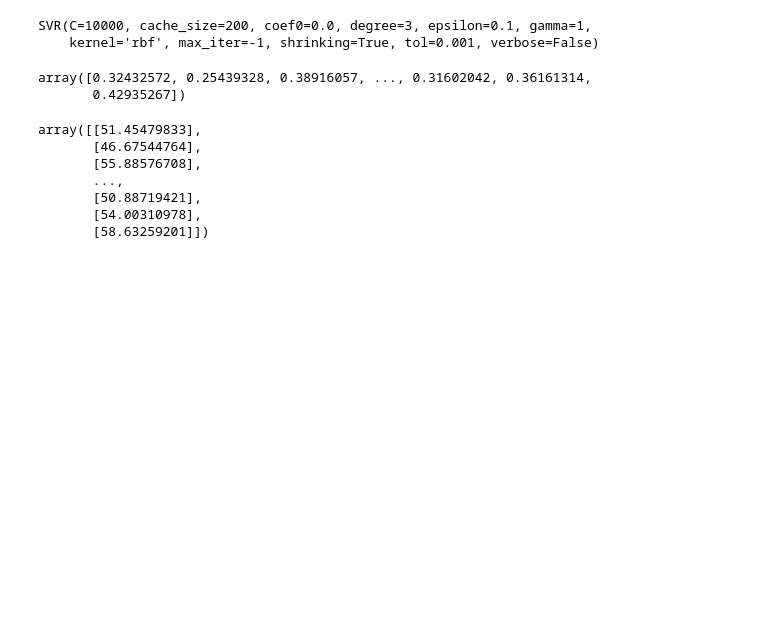
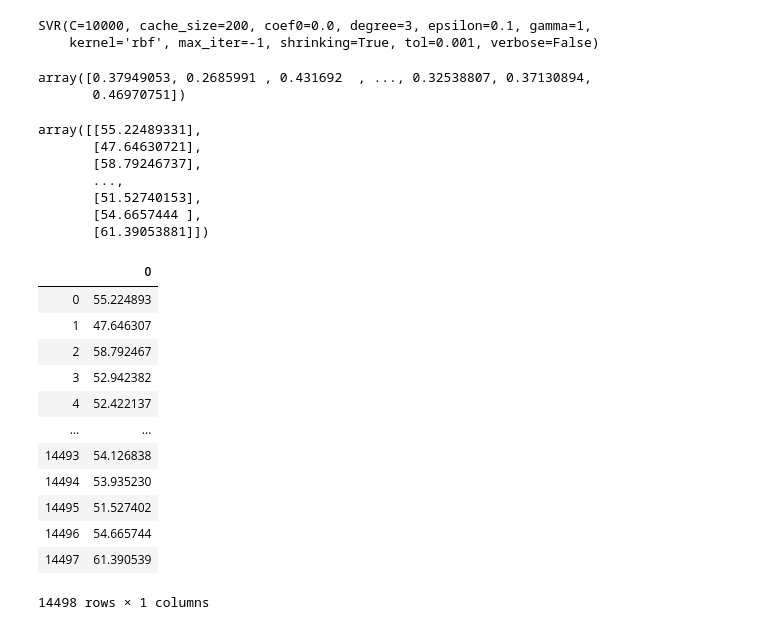
Before and after one commit to kaushik1580/Covid19_Infect_Prob, a Jupyter notebook: Part2.ipynb, the cells around one changed output. Cells and saved outputs as stored; diff of their text form; code cells hidden in the pictures; blank space fills up the shorter version.

```diff
--- a/Part2.ipynb
+++ b/Part2.ipynb
@@ -73,7 +73,7 @@ array([[ 441.      ,  151.      ,  416.      , ...,  177.      ,
        [1472.627904,  606.892864, 1395.793984, ...,  676.787008,
         1204.138048,  686.622784]])
 # %%
-n_steps = 3
+n_steps = 4
 # %%
 X, Y = split_sequences(dt2, n_steps)
 # %%
@@ -121,7 +118,7 @@ model.fit(X, Y, epochs=400, verbose=0)
 # %% [output]
 <keras.callbacks.callbacks.History at 0x...>
 # %%
-series=dt2[4:7,:]
+series=dt2[3:7,:]
 # %%
 series
 # %% [output]
@@ -318,7 +338,7 @@ ds1.head()
 # %%
 for i in range(len(temp)):
     print(i)
-    ds1['Diuresis'][i]=temp[i][0]
+    ds['Diuresis'][i]=temp[i][0]
 # %% [output]
 0
 A value is trying to be set on a copy of a slice from a DataFrame
@@ -389,18 +419,35 @@ predictions = svr1.predict(X_test)
 # %%
 predictions
 # %% [output]
-array([0.32432572, 0.25439328, 0.38916057, ..., 0.31602042, 0.36161314,
-       0.42935267])
+array([0.37949053, 0.2685991 , 0.431692  , ..., 0.32538807, 0.37130894,
+       0.46970751])
 # %%
 temp1=predictions.reshape(-1,1)
 temp1=scaler2.inverse_transform(temp1)
 # %%
 temp1
 # %% [output]
-array([[51.45479833],
-       [46.67544764],
-       [55.88576708],
+array([[55.22489331],
+       [47.64630721],
+       [58.79246737],
        ...,
-       [50.88719421],
-       [54.00310978],
-       [58.63259201]])
+       [51.52740153],
+       [54.6657444 ],
+       [61.39053881]])
+# %%
+df=pd.DataFrame(temp1)
+df
+# %% [output]
+|  | 0 |
+| 0 | 55.224893 |
+| 1 | 47.646307 |
+| 2 | 58.792467 |
+| 3 | 52.942382 |
+| 4 | 52.422137 |
+| ... | ... |
+| 14493 | 54.126838 |
+| 14494 | 53.935230 |
+| 14495 | 51.527402 |
+| 14496 | 54.665744 |
+| 14497 | 61.390539 |
+14498 rows × 1 columns
```
Also changed, not shown: parts of 11 cells of this notebook.
